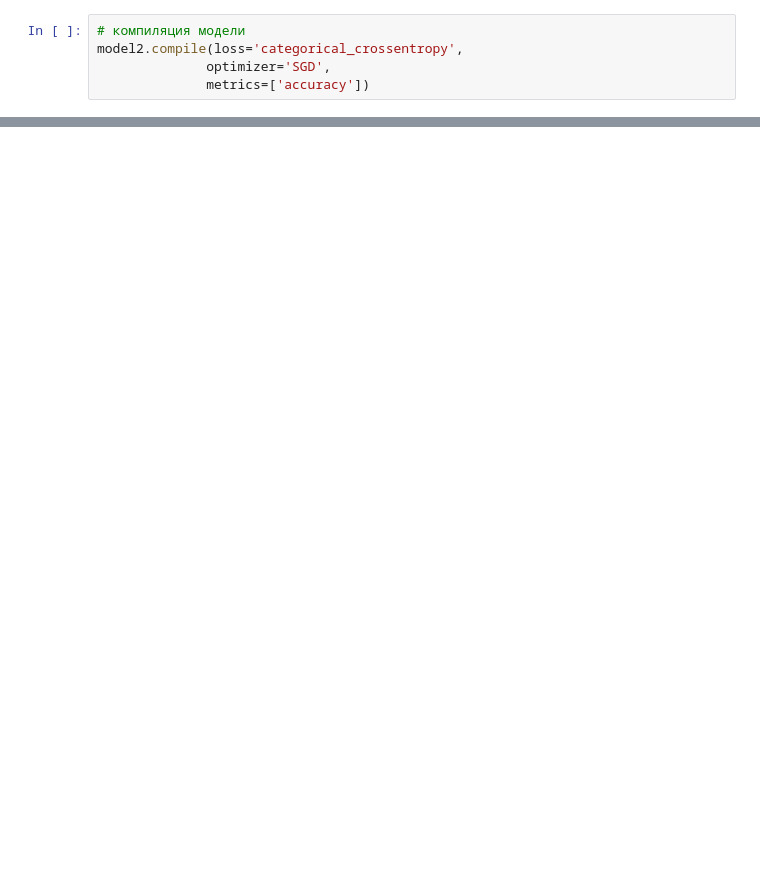
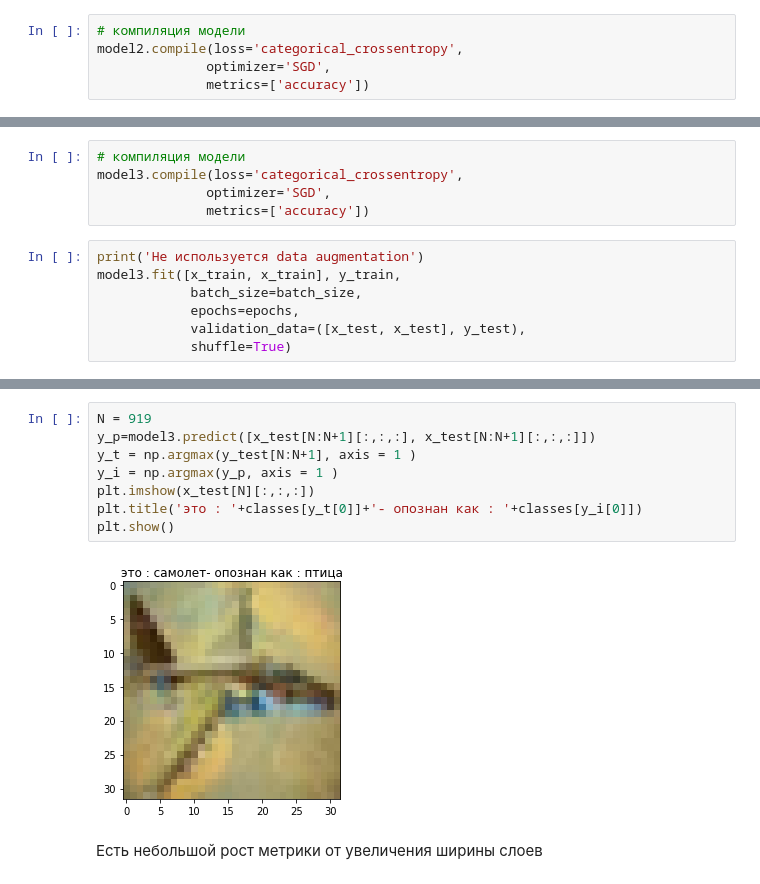
Before and after one commit to SimreAniri/Neural-Networks, a Jupyter notebook: Lesson_4.ipynb, the cells around one changed output, grey strips where cells are left out. Drawn from its saved outputs; the diff is of its cells as text; blank space fills up the shorter version.

```diff
--- a/Lesson_4.ipynb
+++ b/Lesson_4.ipynb
@@ -263,0 +325,12 @@ AssertionError: ignored
+# %%
+# компиляция модели
+model3.compile(loss='categorical_crossentropy',
+              optimizer='SGD',
+              metrics=['accuracy'])
+# %%
+print('Не используется data augmentation')
+model3.fit([x_train, x_train], y_train,
+            batch_size=batch_size,
+            epochs=epochs,
+            validation_data=([x_test, x_test], y_test),
+            shuffle=True)
@@ -263,0 +359,12 @@ AssertionError: ignored
+# %%
+N = 919
+y_p=model3.predict([x_test[N:N+1][:,:,:], x_test[N:N+1][:,:,:]])
+y_t = np.argmax(y_test[N:N+1], axis = 1 )
+y_i = np.argmax(y_p, axis = 1 )
+plt.imshow(x_test[N][:,:,:])
+plt.title('это : '+classes[y_t[0]]+'- опознан как : '+classes[y_i[0]])
+plt.show()
+# %% [output]
+[figure, added]
+# %% [markdown]
+Есть небольшой рост метрики от увеличения ширины слоев
```
Also changed, not shown: parts of 34 cells of this notebook.
